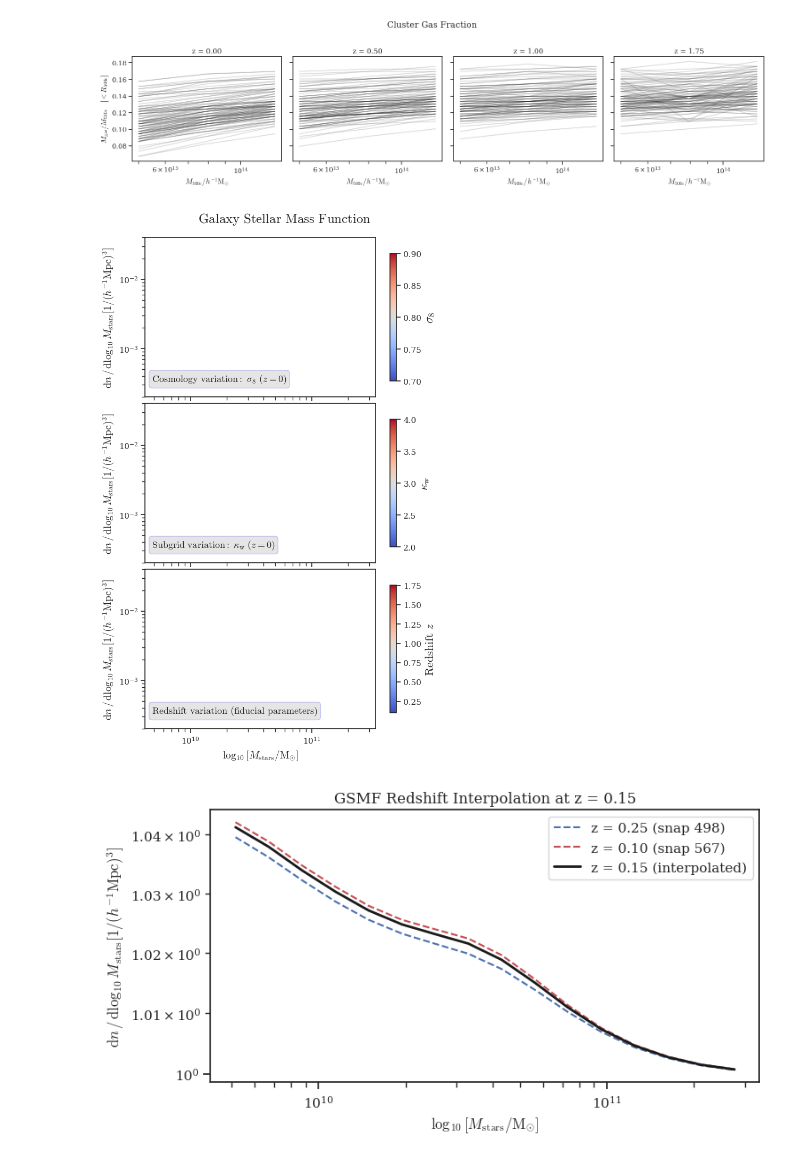
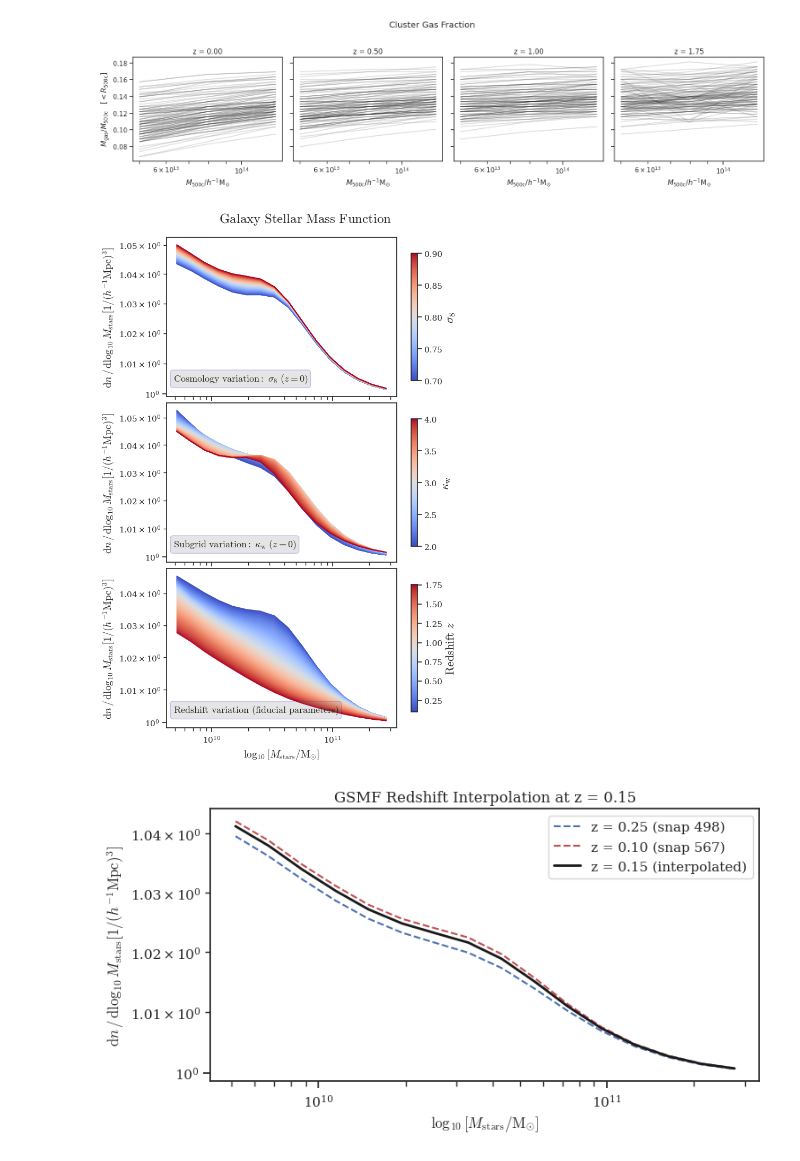
Before and after one commit to nesar/CosmoHydro, a Jupyter notebook: codes/02_train_emulators_multiz.ipynb, the cells around one changed output. Cells and saved outputs as stored; diff of their text form; code cells hidden in the pictures.

```diff
--- a/codes/02_train_emulators_multiz.ipynb
+++ b/codes/02_train_emulators_multiz.ipynb
@@ -512,35 +514,35 @@ def _panel(ax, model, param_idx_or_z, mode, label):
             p_with_z = np.hstack([allMean.reshape(1, -1), np.array([[zv]])])
             pred, _ = emu_redshift(p_with_z, gsmf_model_list, gsmf_data_list, z_all)
             ax.plot(gsmf_y_ind, pred.flatten(), lw=1,
                     color=cmap(norm(zv)), alpha=0.7)
         cbar_label = r'$\mathrm{Redshift}\ z$'
     ax.set_xscale('log'); ax.set_yscale('log')
     ax.set_ylabel(plt_strings[2], fontsize=14)
-    ax.set_ylim(2e-4, 4e-2)
+    # ax.set_ylim(2e-4, 4e-2)
     ax.fill_between(gsmf_y_ind, 9e-5*0.8, 1e-1*1.2,
                     where=(gsmf_y_ind < mlim1), color='k', alpha=0.1)
     ax.fill_between(gsmf_y_ind, 9e-5*0.8, 1e-1*1.2,
                     where=(gsmf_y_ind > mlim2), color='k', alpha=0.1)
     sm = cm.ScalarMappable(norm=norm, cmap=cmap); sm.set_array([])
     cbar = fig.colorbar(sm, ax=ax, shrink=0.8)
     cbar.set_label(cbar_label, fontsize=16)
     ax.text(0.03, 0.15, label, transform=ax.transAxes,
             fontsize=13, verticalalignment='top', bbox=bbox_props)
 
 _panel(axes[0], gsmf_model_list[-1], 6, 'param',
        r'$\mathrm{Cosmology\ variation:}\ \sigma_8\ (z=0)$')
 _panel(axes[1], gsmf_model_list[-1], 0, 'param',
        r'$\mathrm{Subgrid\ variation:}\ \kappa_\mathrm{w}\ (z=0)$')
 z_grid = np.linspace(z_all[-2], z_all[1], numPlots)
 _panel(axes[2], None, z_grid, 'z',
        r'$\mathrm{Redshift\ variation\ (fiducial\ parameters)}$')
 axes[2].set_xlabel(plt_strings[1], fontsize=14)
 
 plt.suptitle(r'$\mathrm{Galaxy\ Stellar\ Mass\ Function}$', fontsize=18, y=0.92)
 plt.savefig('../plots/GSMF_sensi_multiz.png', bbox_inches='tight')
 plt.show()
 # %% [output]
-[figure, old version]
+[figure, new version]
 # %%
 # GSMF_z_interp.png — visualize redshift interpolation for one test sim
 z_interp = 0.15  # between snapshot 567 (z≈0.10) and 498 (z≈0.25)
```
Also changed, not shown: parts of 2 cells of this notebook.
